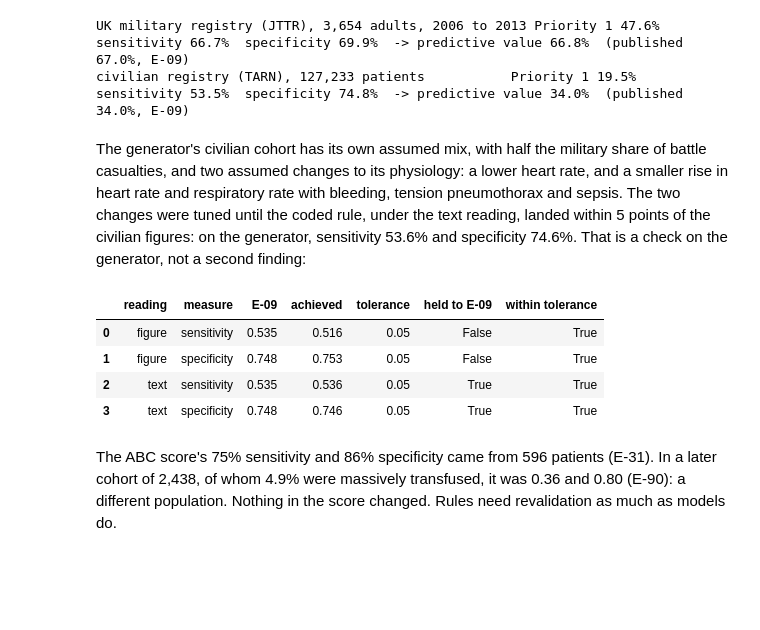
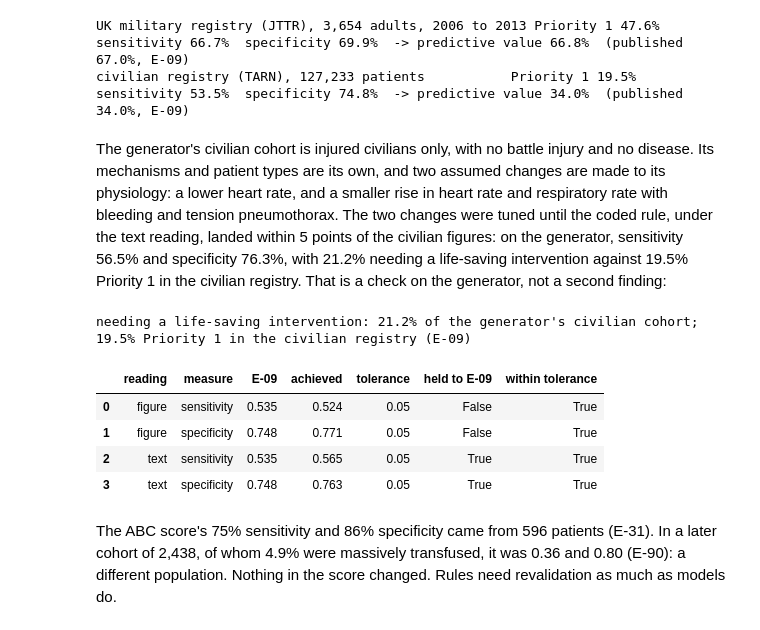
Before and after one commit to RossTylr/inference-labs, a Jupyter notebook: notebooks/01_rules.ipynb, the cells around one changed output. Saved outputs shown, nothing was run; the diff lists cells and outputs as text; code cells hidden in the pictures; blank space fills up the shorter version.

```diff
--- a/notebooks/01_rules.ipynb
+++ b/notebooks/01_rules.ipynb
@@ -524,15 +532,19 @@ for key in ("MPTT-24, military", "MPTT-24, civilian"):
 UK military registry (JTTR), 3,654 adults, 2006 to 2013 Priority 1 47.6%  sensitivity 66.7%  specificity 69.9%  -> predictive value 66.8%  (published 67.0%, E-09)
 civilian registry (TARN), 127,233 patients           Priority 1 19.5%  sensitivity 53.5%  specificity 74.8%  -> predictive value 34.0%  (published 34.0%, E-09)
 # %% [markdown]
-The generator's civilian cohort has its own assumed mix, with half the military share of battle casualties, and two assumed changes to its physiology: a lower heart rate, and a smaller rise in heart rate and respiratory rate with bleeding, tension pneumothorax and sepsis. The two changes were tuned until the coded rule, under the text reading, landed within 5 points of the civilian figures: on the generator, sensitivity 53.6% and specificity 74.6%. That is a check on the generator, not a second finding:
+The generator's civilian cohort is injured civilians only, with no battle injury and no disease. Its mechanisms and patient types are its own, and two assumed changes are made to its physiology: a lower heart rate, and a smaller rise in heart rate and respiratory rate with bleeding and tension pneumothorax. The two changes were tuned until the coded rule, under the text reading, landed within 5 points of the civilian figures: on the generator, sensitivity 56.5% and specificity 76.3%, with 21.2% needing a life-saving intervention against 19.5% Priority 1 in the civilian registry. That is a check on the generator, not a second finding:
 # %%
+civ = rules.PUBLISHED["MPTT-24, civilian"]
+print(f"needing a life-saving intervention: {baseline.calibration_need('civilian'):.1%} of the generator's "
+      f"civilian cohort; {civ.prevalence:.1%} Priority 1 in the civilian registry (E-09)")
 baseline.calibration_check("civilian")
 # %% [output]
+needing a life-saving intervention: 21.2% of the generator's civilian cohort; 19.5% Priority 1 in the civilian registry (E-09)
 |  | reading | measure | E-09 | achieved | tolerance | held to E-09 | within tolerance |
-| 0 | figure | sensitivity | 0.535 | 0.516 | 0.05 | False | True |
-| 1 | figure | specificity | 0.748 | 0.753 | 0.05 | False | True |
-| 2 | text | sensitivity | 0.535 | 0.536 | 0.05 | True | True |
-| 3 | text | specificity | 0.748 | 0.746 | 0.05 | True | True |
+| 0 | figure | sensitivity | 0.535 | 0.524 | 0.05 | False | True |
+| 1 | figure | specificity | 0.748 | 0.771 | 0.05 | False | True |
+| 2 | text | sensitivity | 0.535 | 0.565 | 0.05 | True | True |
+| 3 | text | specificity | 0.748 | 0.763 | 0.05 | True | True |
 # %% [markdown]
 The ABC score's 75% sensitivity and 86% specificity came from 596 patients (E-31). In a later cohort of 2,438, of whom 4.9% were massively transfused, it was 0.36 and 0.80 (E-90): a different population. Nothing in the score changed. Rules need revalidation as much as models do.
 # %%
```
Also changed, not shown: parts of 22 cells of this notebook, 5 other files.
